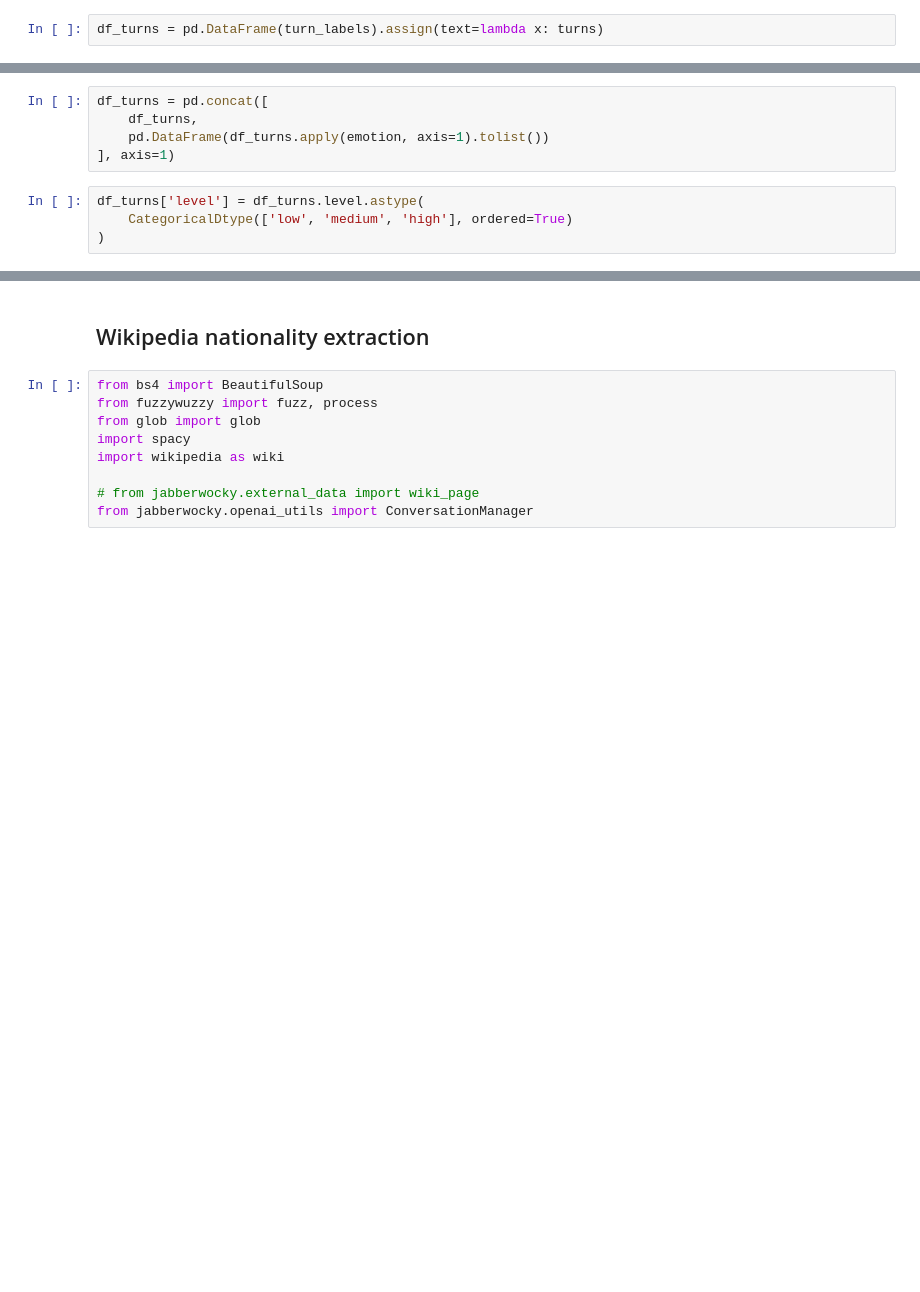
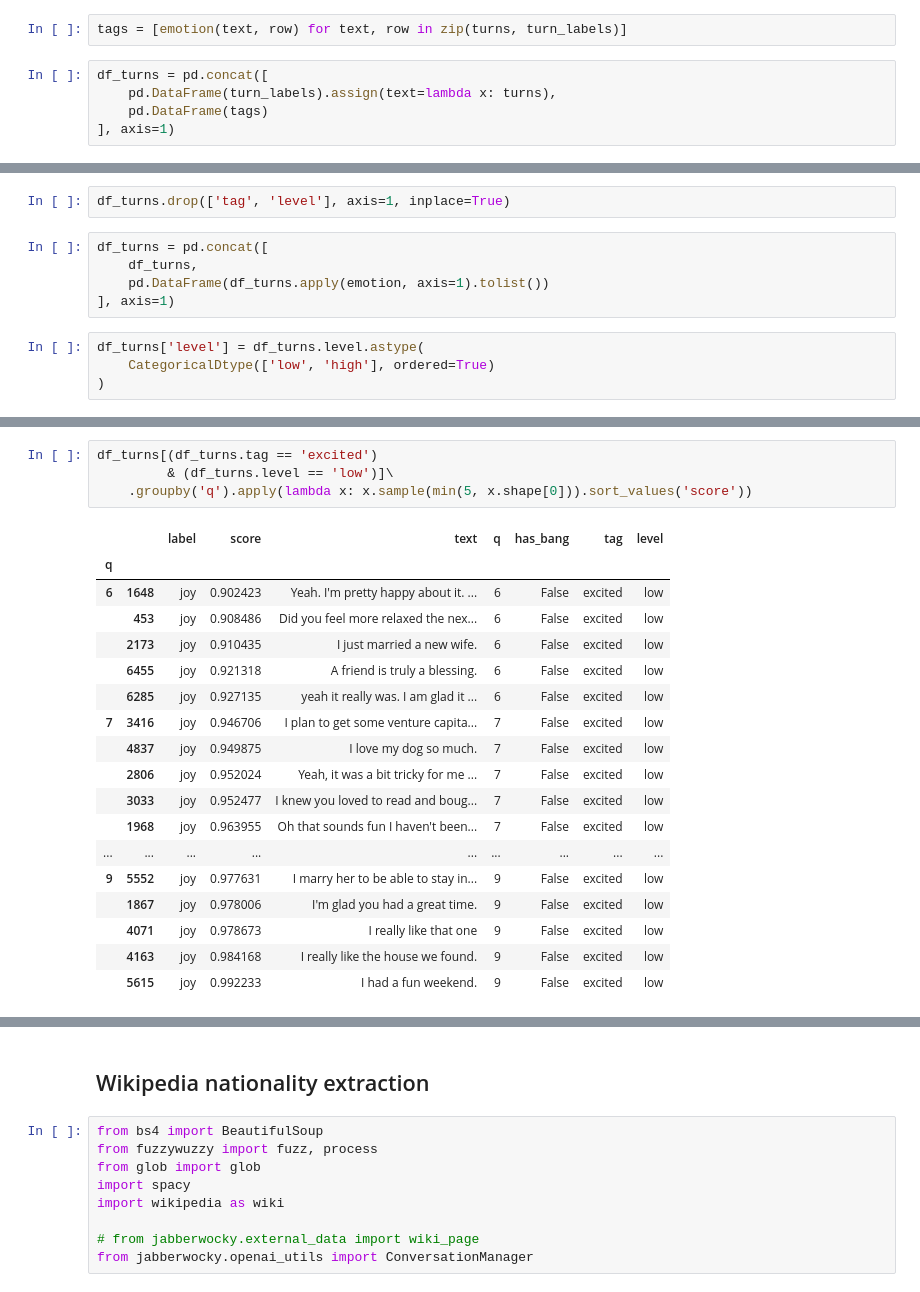
Before and after one commit to hdmamin/jabberwocky, a Jupyter notebook: notebooks/nb017-nationality-extraction-and--emotion-detection.ipynb, the cells around one changed output, grey strips where cells are left out. Drawn from its saved outputs; the diff is of its cells as text; blank space fills up the shorter version.

Commit message:
fin prototyping emotion classification -> polly emotion rules

```diff
--- a/notebooks/nb017-nationality-extraction-and--emotion-detection.ipynb
+++ b/notebooks/nb017-nationality-extraction-and--emotion-detection.ipynb
@@ -221,5 +227,10 @@ len(turns)
 6619
 # %%
 turn_labels = pipe(turns)
+# %%
+tags = [emotion(text, row) for text, row in zip(turns, turn_labels)]
 # %%
-df_turns = pd.DataFrame(turn_labels).assign(text=lambda x: turns)
+df_turns = pd.concat([
+    pd.DataFrame(turn_labels).assign(text=lambda x: turns),
+    pd.DataFrame(tags)
+], axis=1)
@@ -417,6 +525,8 @@ df_turns[
 | 4177 | joy | 0.849754 | Nice work! It's always good to ke... | 5 | True |
 | 3355 | joy | 0.856341 | That sounds great! I think it's t... | 5 | True |
 | 1492 | joy | 0.888461 | Good to know! | 5 | True |
+# %%
+df_turns.drop(['tag', 'level'], axis=1, inplace=True)
 # %%
 df_turns = pd.concat([
     df_turns,
@@ -424,7 +534,7 @@ df_turns = pd.concat([
 ], axis=1)
 # %%
 df_turns['level'] = df_turns.level.astype(
-    CategoricalDtype(['low', 'medium', 'high'], ordered=True)
+    CategoricalDtype(['low', 'high'], ordered=True)
 )
 # %%
 df_turns.groupby(['tag', 'level']).size()
@@ -437,3 +552,26 @@ dtype: int64
+# %%
+df_turns[(df_turns.tag == 'excited')
+         & (df_turns.level == 'low')]\
+    .groupby('q').apply(lambda x: x.sample(min(5, x.shape[0])).sort_values('score'))
+# %% [output]
+|  |  | label | score | text | q | has_bang | tag | level |
+| q |  |  |  |  |  |  |  |  |
+| 6 | 1648 | joy | 0.902423 | Yeah. I'm pretty happy about it. ... | 6 | False | excited | low |
+|  | 453 | joy | 0.908486 | Did you feel more relaxed the nex... | 6 | False | excited | low |
+|  | 2173 | joy | 0.910435 | I just married a new wife. | 6 | False | excited | low |
+|  | 6455 | joy | 0.921318 | A friend is truly a blessing. | 6 | False | excited | low |
+|  | 6285 | joy | 0.927135 | yeah it really was. I am glad it ... | 6 | False | excited | low |
+| 7 | 3416 | joy | 0.946706 | I plan to get some venture capita... | 7 | False | excited | low |
+|  | 4837 | joy | 0.949875 | I love my dog so much. | 7 | False | excited | low |
+|  | 2806 | joy | 0.952024 | Yeah, it was a bit tricky for me ... | 7 | False | excited | low |
+|  | 3033 | joy | 0.952477 | I knew you loved to read and boug... | 7 | False | excited | low |
+|  | 1968 | joy | 0.963955 | Oh that sounds fun I haven't been... | 7 | False | excited | low |
+| ... | ... | ... | ... | ... | ... | ... | ... | ... |
+| 9 | 5552 | joy | 0.977631 | I marry her to be able to stay in... | 9 | False | excited | low |
+|  | 1867 | joy | 0.978006 | I'm glad you had a great time. | 9 | False | excited | low |
+|  | 4071 | joy | 0.978673 | I really like that one | 9 | False | excited | low |
+|  | 4163 | joy | 0.984168 | I really like the house we found. | 9 | False | excited | low |
+|  | 5615 | joy | 0.992233 | I had a fun weekend. | 9 | False | excited | low |
 # %%
 df_turns[df_turns.tag == 'excited'].groupby('level').sample(5)\
     .sort_values(['level', 'score']).pprint(False)
```
Also changed, not shown: parts of 21 cells of this notebook, 1 other file.
